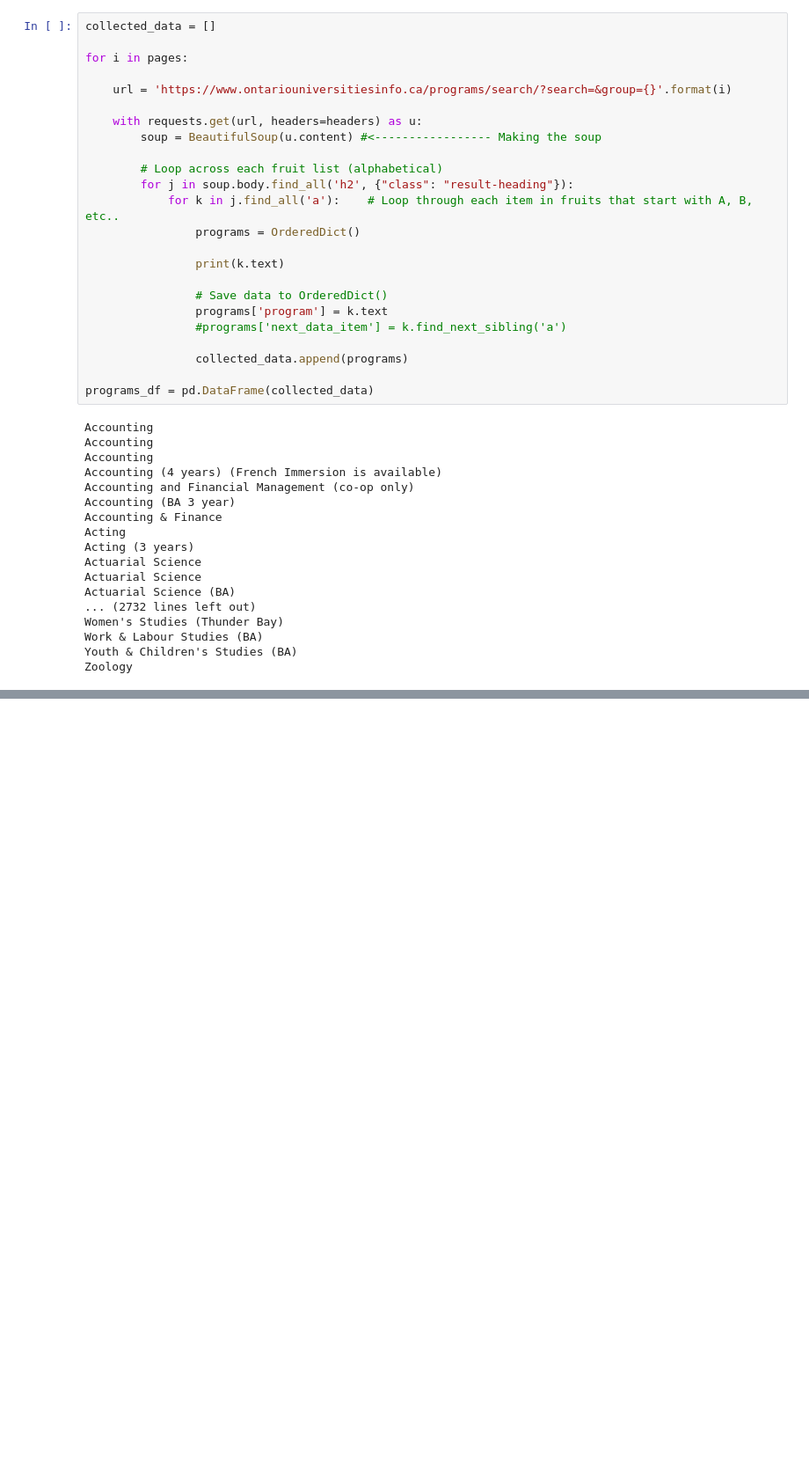
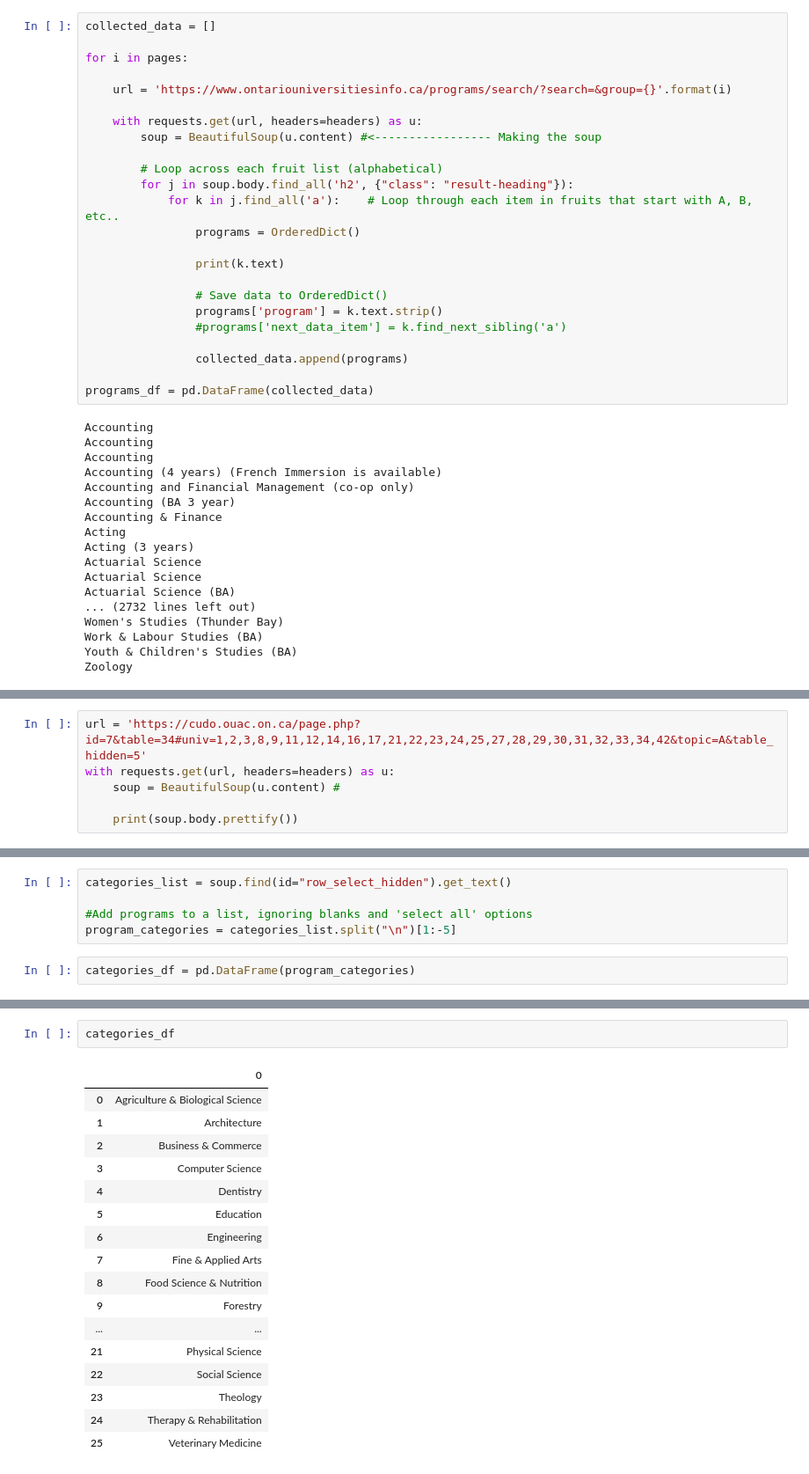
Before and after one commit to anfleury/career-builder, a Jupyter notebook: notebooks/03-scraping-university-degrees.ipynb, the cells around one changed output, grey strips where cells are left out. Shown: that part at 88% size. Cells and saved outputs as stored; diff of their text form; blank space fills up the shorter version.

```diff
--- a/notebooks/03-scraping-university-degrees.ipynb
+++ b/notebooks/03-scraping-university-degrees.ipynb
@@ -60,7 +63,7 @@ for i in pages:
                 print(k.text)
 
                 # Save data to OrderedDict()
-                programs['program'] = k.text
+                programs['program'] = k.text.strip()
                 #programs['next_data_item'] = k.find_next_sibling('a')
 
                 collected_data.append(programs)
@@ -88,0 +113,6 @@ programs_df.to_csv('/Users/amanda/Documents/Projects/insight/data/processed/onta
+# %%
+url = 'https://cudo.ouac.on.ca/page.php?id=7&table=34#univ=1,2,3,8,9,11,12,14,16,17,21,22,23,24,25,27,28,29,30,31,32,33,34,42&topic=A&table_hidden=5'
+with requests.get(url, headers=headers) as u:
+    soup = BeautifulSoup(u.content) #
+
+    print(soup.body.prettify())
@@ -88,0 +137,7 @@ programs_df.to_csv('/Users/amanda/Documents/Projects/insight/data/processed/onta
+# %%
+categories_list = soup.find(id="row_select_hidden").get_text()
+
+#Add programs to a list, ignoring blanks and 'select all' options
+program_categories = categories_list.split("\n")[1:-5]
+# %%
+categories_df = pd.DataFrame(program_categories)
@@ -88,0 +146,20 @@ programs_df.to_csv('/Users/amanda/Documents/Projects/insight/data/processed/onta
+# %%
+categories_df
+# %% [output]
+|  | 0 |
+| 0 | Agriculture & Biological Science |
+| 1 | Architecture |
+| 2 | Business & Commerce |
+| 3 | Computer Science |
+| 4 | Dentistry |
+| 5 | Education |
+| 6 | Engineering |
+| 7 | Fine & Applied Arts |
+| 8 | Food Science & Nutrition |
+| 9 | Forestry |
+| ... | ... |
+| 21 | Physical Science |
+| 22 | Social Science |
+| 23 | Theology |
+| 24 | Therapy & Rehabilitation |
+| 25 | Veterinary Medicine |
```
Also changed, not shown: parts of 7 cells of this notebook, 1 other file.
